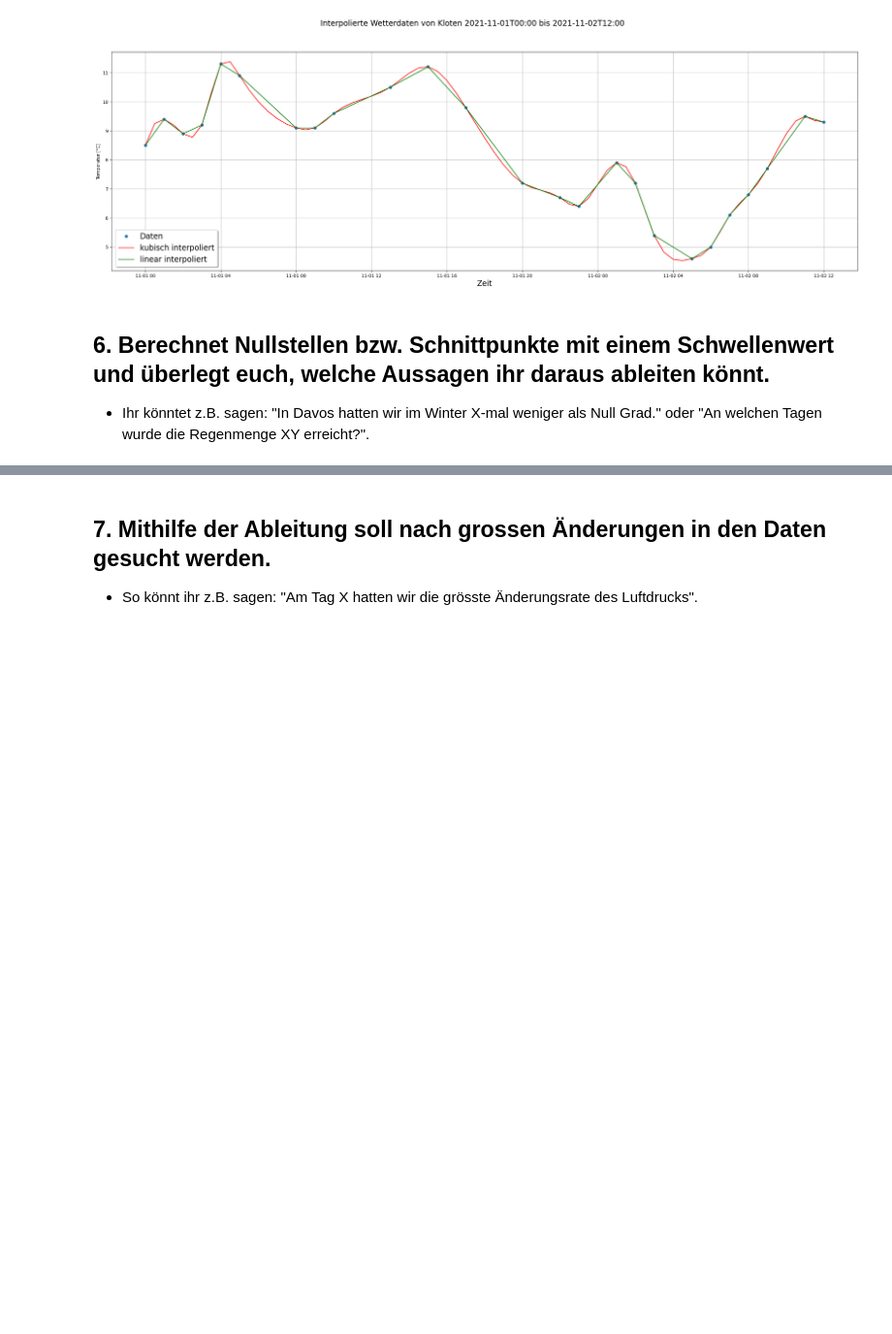
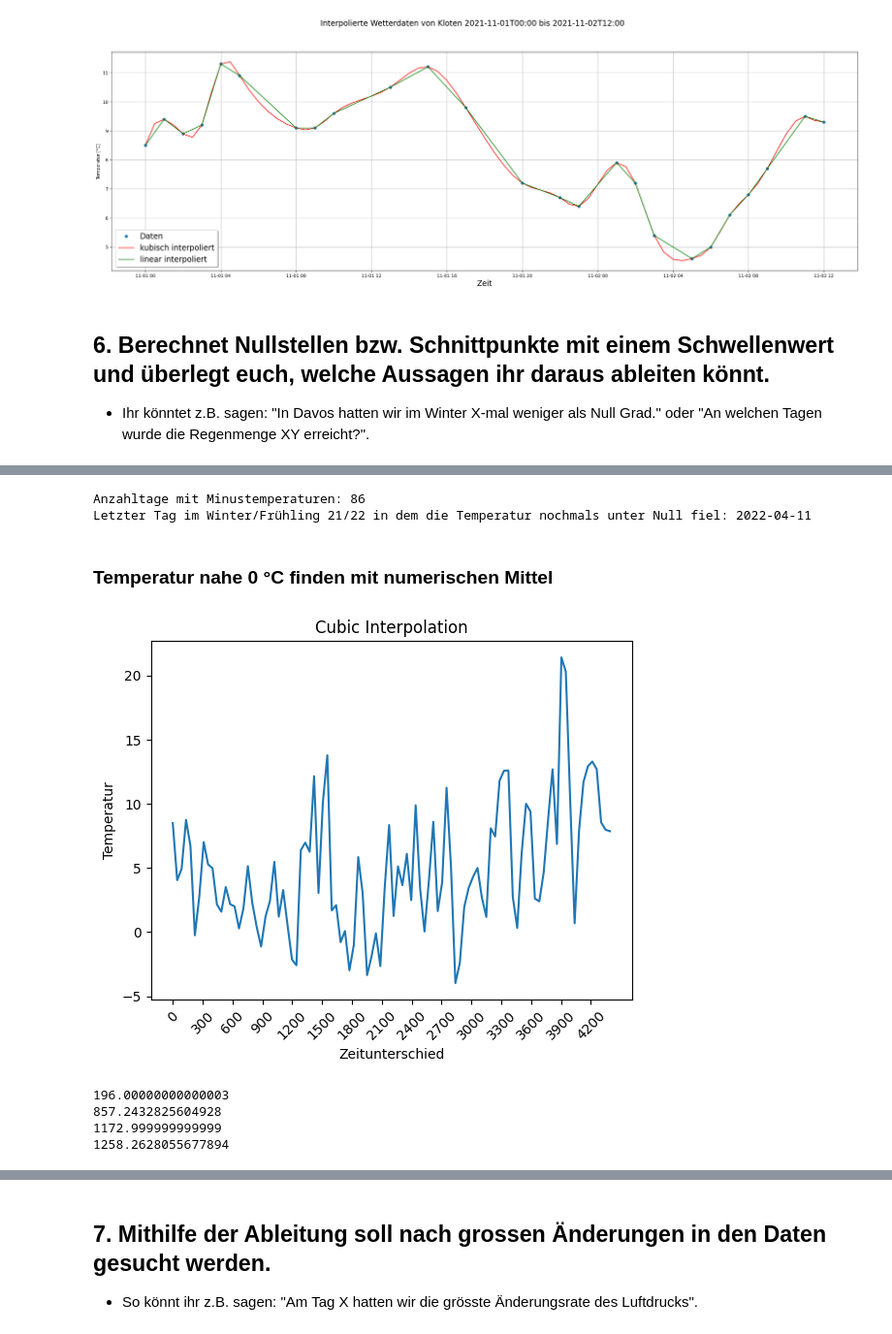
Before and after one commit to Kevin-J-Klein/NGDS-Gruppe-G, a Jupyter notebook: WetterstationGruppeG-Kevin.ipynb, the cells around one changed output, grey strips where cells are left out. Shown at 97% size. Drawn from its saved outputs; the diff is of its cells as text; code cells hidden in the pictures; blank space fills up the shorter version.

```diff
--- a/WetterstationGruppeG-Kevin.ipynb
+++ b/WetterstationGruppeG-Kevin.ipynb
@@ -243,2 +255,51 @@ array(['2021-11-09', '2021-11-10', '2021-11-26', '2021-11-27',
+# %%
+print('Anzahltage mit Minustemperaturen:', len(unique_days))
+print('Letzter Tag im Winter/Frühling 21/22 in dem die Temperatur nochmals unter Null fiel:' , unique_days[-1])
+# %% [output]
+Anzahltage mit Minustemperaturen: 86
+Letzter Tag im Winter/Frühling 21/22 in dem die Temperatur nochmals unter Null fiel: 2022-04-11
+# %% [markdown]
+### Temperatur nahe 0 °C finden mit numerischen Mittel
 # %%
-f_cubic_temp = interp1d(time_diff, klo_weather_t[3:4], kind = 'cubic')
+#f_cubic_temp = interp1d(time_diff, klo_weather_t[3:4], kind = 'cubic')
+f_cubic_temp = interp1d(time_diff, temp, kind='cubic')
+# %%
+# Definiere die x-Werte
+x_values = np.linspace(time_diff.min(), time_diff.max()/2, 100) #Wertebereich festgelegt mit möglichen 0 Werten
+
+# Berechne die entsprechenden y-Werte mit f_cubic_temp
+y_values = f_cubic_temp(x_values)
+
+# Plot der Funktion
+plt.plot(x_values, y_values)
+
+plt.xlabel('Zeitunterschied')
+x_ticks = np.arange(time_diff.min(), time_diff.max()/2, 300)
+plt.xticks(x_ticks, rotation = 45)
+
+plt.ylabel('Temperatur')
+plt.title('Cubic Interpolation')
+
+plt.show()
+# %% [output]
+[figure, added]
+# %%
+zero1 = optimize.newton(f_cubic_temp, 230)
+print(zero1)
+
+zero2 = optimize.newton(f_cubic_temp, 900)
+print(zero2)
+
+zero0 = optimize.newton(f_cubic_temp, 900)
+print(zero0)
+
+zero3 = optimize.bisect(f_cubic_temp, 1000, 1200)
+print(zero3)
+
+zero4 = optimize.bisect(f_cubic_temp, 1200, 1500)
+print(zero4)
+# %% [output]
+196.00000000000003
+857.2432825604928
+1172.999999999999
+1258.2628055677894
```
Also changed, not shown: parts of 11 cells of this notebook.
